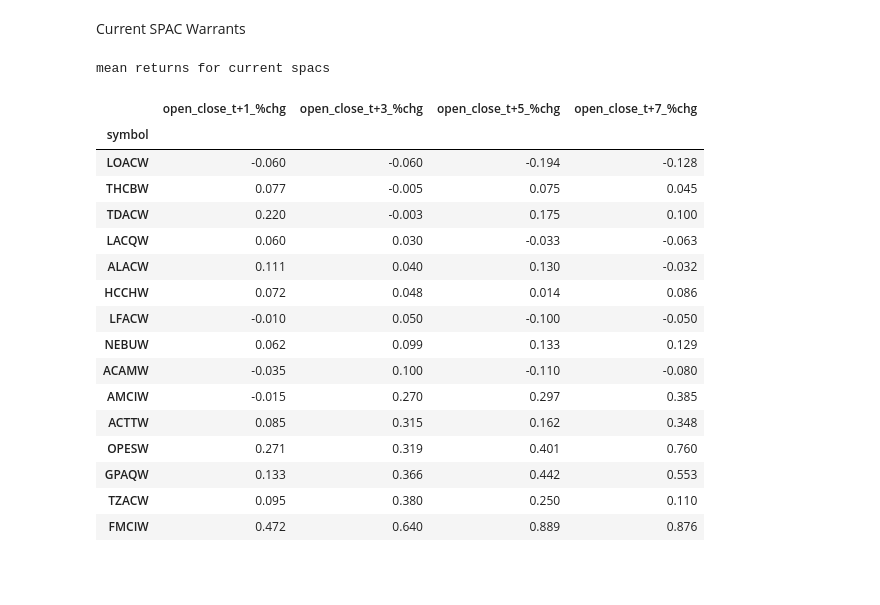
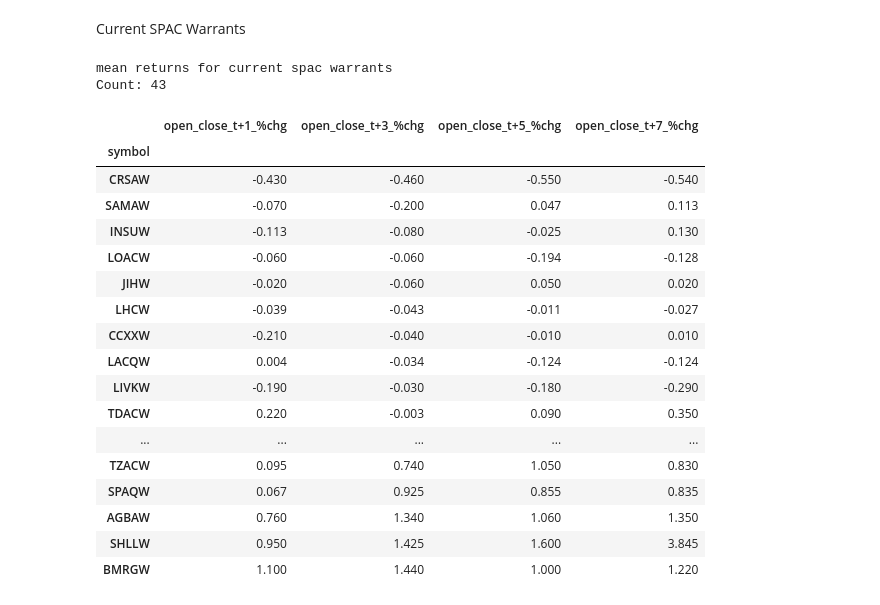
Before and after one commit to alandu20/spac, a Jupyter notebook: scraper.ipynb, the cells around one changed output. Saved outputs shown, nothing was run; the diff lists cells and outputs as text; code cells hidden in the pictures; blank space fills up the shorter version.

```diff
--- a/scraper.ipynb
+++ b/scraper.ipynb
@@ -655,32 +498,27 @@ mean returns for current spacs (LOI text match)
 # %% [markdown]
 Current SPAC Warrants
-# %%
-# bad price data
-corrupt_current = []
-
-# note .123 is 12.3% in output
-print('mean returns for current spacs')
-df_mean_returns_current = df_returns_current_warrants[~df_returns_current_warrants.symbol.isin(corrupt_current)].groupby('symbol').agg(
-    {'open_close_t+1_%chg':'mean','open_close_t+3_%chg':'mean',
-     'open_close_t+5_%chg':'mean','open_close_t+7_%chg':'mean'})
-np.round(df_mean_returns_current.dropna().sort_values(by='open_close_t+3_%chg'), 3)
-# %% [output]
-mean returns for current spacs
-|  | open_close_t+1_%chg | open_close_t+3_%chg | open_close_t+5_%chg | open_close_t+7_%chg |
-| symbol |  |  |  |  |
-| LOACW | -0.060 | -0.060 | -0.194 | -0.128 |
-| THCBW | 0.077 | -0.005 | 0.075 | 0.045 |
-| TDACW | 0.220 | -0.003 | 0.175 | 0.100 |
-| LACQW | 0.060 | 0.030 | -0.033 | -0.063 |
-| ALACW | 0.111 | 0.040 | 0.130 | -0.032 |
-| HCCHW | 0.072 | 0.048 | 0.014 | 0.086 |
-| LFACW | -0.010 | 0.050 | -0.100 | -0.050 |
-| NEBUW | 0.062 | 0.099 | 0.133 | 0.129 |
-| ACAMW | -0.035 | 0.100 | -0.110 | -0.080 |
-| AMCIW | -0.015 | 0.270 | 0.297 | 0.385 |
-| ACTTW | 0.085 | 0.315 | 0.162 | 0.348 |
-| OPESW | 0.271 | 0.319 | 0.401 | 0.760 |
-| GPAQW | 0.133 | 0.366 | 0.442 | 0.553 |
-| TZACW | 0.095 | 0.380 | 0.250 | 0.110 |
-| FMCIW | 0.472 | 0.640 | 0.889 | 0.876 |
+# %%
+print('mean returns for current spac warrants')
+compute_mean_returns(df_returns_current_warrants, corrupt_symbols=[])
+# %% [output]
+mean returns for current spac warrants
+Count: 43
+|  | open_close_t+1_%chg | open_close_t+3_%chg | open_close_t+5_%chg | open_close_t+7_%chg |
+| symbol |  |  |  |  |
+| CRSAW | -0.430 | -0.460 | -0.550 | -0.540 |
+| SAMAW | -0.070 | -0.200 | 0.047 | 0.113 |
+| INSUW | -0.113 | -0.080 | -0.025 | 0.130 |
+| LOACW | -0.060 | -0.060 | -0.194 | -0.128 |
+| JIHW | -0.020 | -0.060 | 0.050 | 0.020 |
+| LHCW | -0.039 | -0.043 | -0.011 | -0.027 |
+| CCXXW | -0.210 | -0.040 | -0.010 | 0.010 |
+| LACQW | 0.004 | -0.034 | -0.124 | -0.124 |
+| LIVKW | -0.190 | -0.030 | -0.180 | -0.290 |
+| TDACW | 0.220 | -0.003 | 0.090 | 0.350 |
+| ... | ... | ... | ... | ... |
+| TZACW | 0.095 | 0.740 | 1.050 | 0.830 |
+| SPAQW | 0.067 | 0.925 | 0.855 | 0.835 |
+| AGBAW | 0.760 | 1.340 | 1.060 | 1.350 |
+| SHLLW | 0.950 | 1.425 | 1.600 | 3.845 |
+| BMRGW | 1.100 | 1.440 | 1.000 | 1.220 |
 # %%
```
Also changed, not shown: parts of 22 cells of this notebook.
